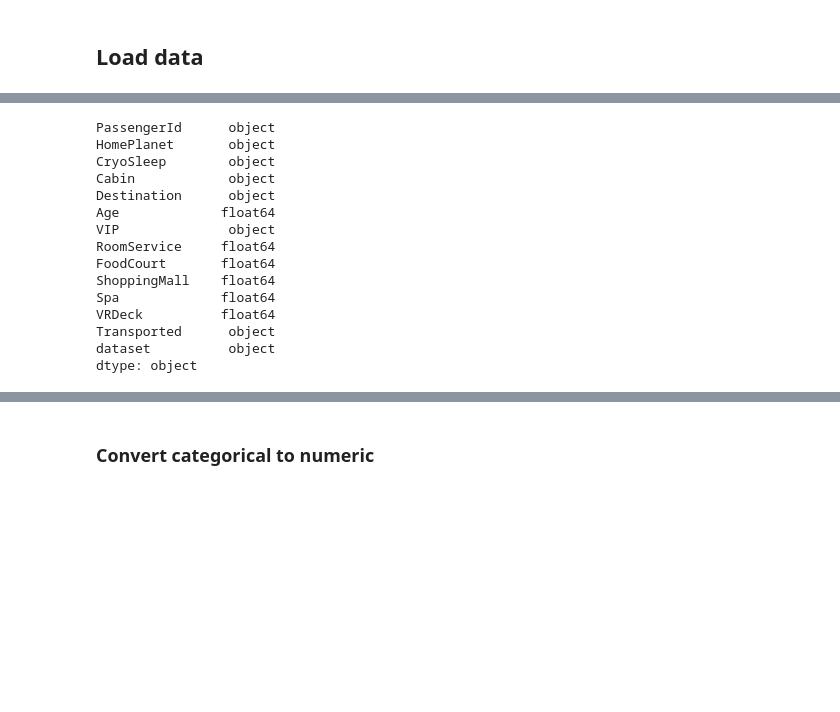
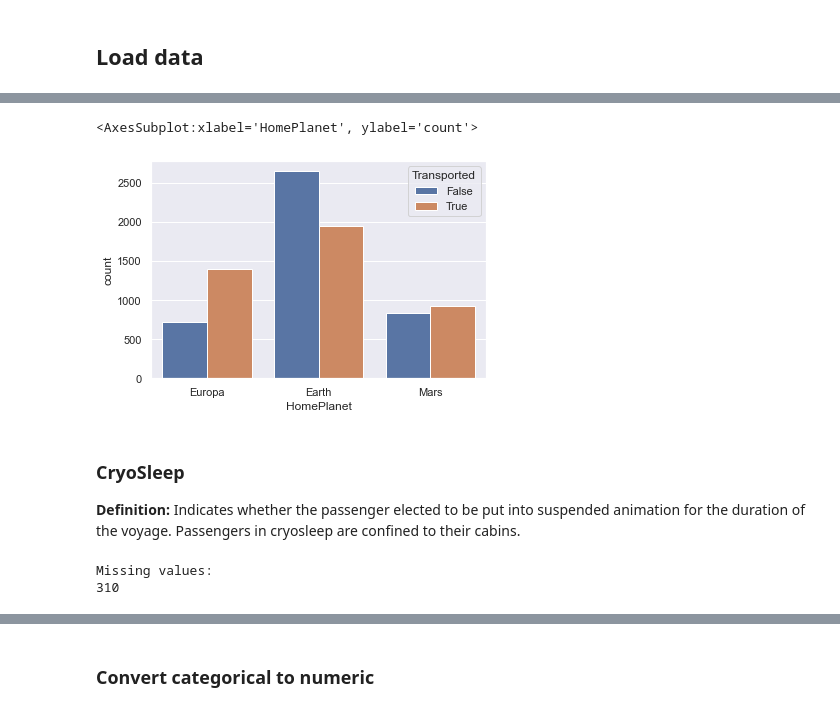
Before and after one commit to dzhang32/spacetitanic, a Jupyter notebook: notebooks/feature_exploration.ipynb, the cells around one changed output, grey strips where cells are left out. Saved outputs shown, nothing was run; the diff lists cells and outputs as text; code cells hidden in the pictures; blank space fills up the shorter version.

```diff
--- a/notebooks/feature_exploration.ipynb
+++ b/notebooks/feature_exploration.ipynb
@@ -88,18 +105,15 @@ train_test.reset_index(drop=True, inplace=True)
-# %%
-train_test.dtypes
-# %% [output]
-PassengerId      object
-HomePlanet       object
-CryoSleep        object
-Cabin            object
-Destination      object
-Age             float64
-VIP              object
-RoomService     float64
-FoodCourt       float64
-ShoppingMall    float64
-Spa             float64
-VRDeck          float64
-Transported      object
-dataset          object
-dtype: object
+# %%
+sns.countplot(x = "HomePlanet", hue = "Transported", data = train_test)
+# %% [output]
+<AxesSubplot:xlabel='HomePlanet', ylabel='count'>
+[figure, added]
+# %% [markdown]
+### CryoSleep
+
+**Definition:**  Indicates whether the passenger elected to be put into suspended animation for the duration of the voyage. Passengers in cryosleep are confined to their cabins.
+# %%
+print("Missing values:")
+print(train_test["CryoSleep"].isnull().sum())
+# %% [output]
+Missing values:
+310
```
Also changed, not shown: parts of 57 cells of this notebook.
